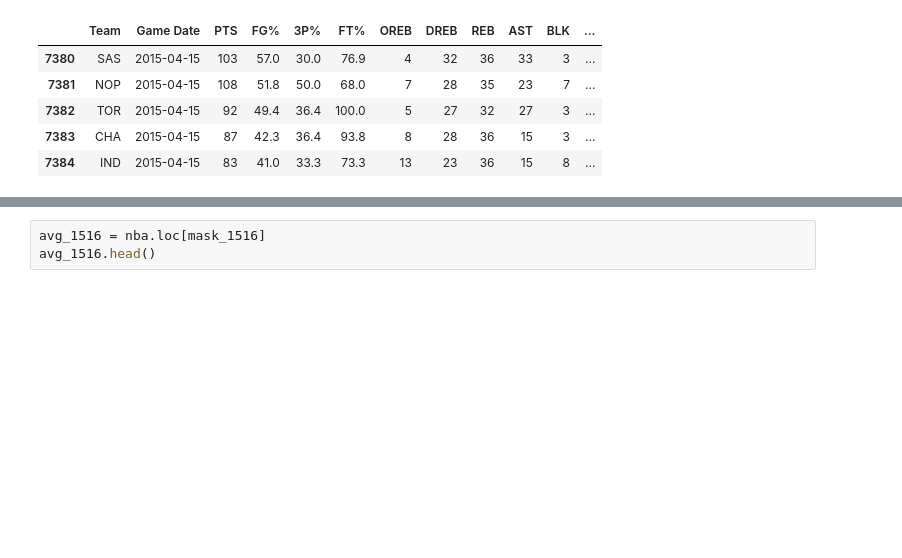
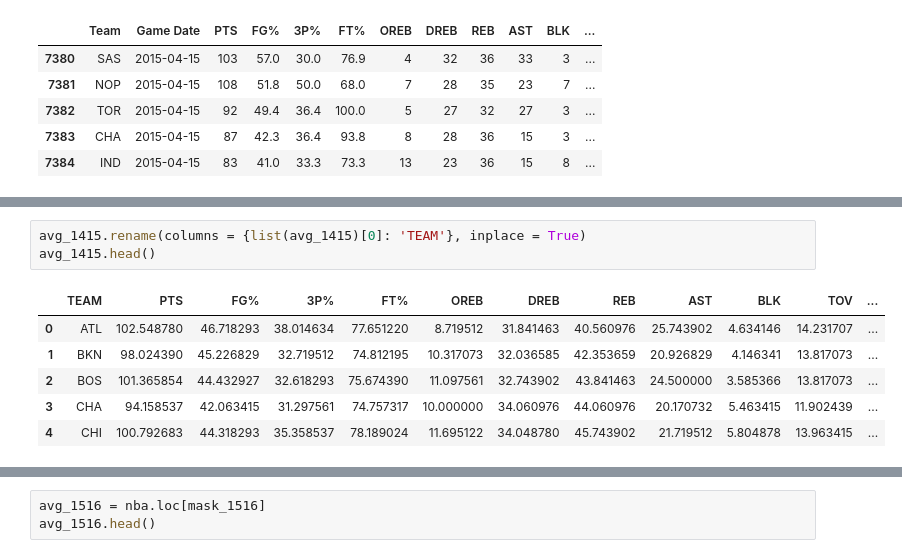
Before and after one commit to rwjenks/Final, a Jupyter notebook: Tim_Files/NBA_Season_Averages.ipynb, the cells around one changed output, grey strips where cells are left out. Cells and saved outputs as stored; diff of their text form; blank space fills up the shorter version.

```diff
--- a/Tim_Files/NBA_Season_Averages.ipynb
+++ b/Tim_Files/NBA_Season_Averages.ipynb
@@ -270,0 +306,10 @@ avg_1415.head()
+# %%
+avg_1415.rename(columns = {list(avg_1415)[0]: 'TEAM'}, inplace = True)
+avg_1415.head()
+# %% [output]
+|  | TEAM | PTS | FG% | 3P% | FT% | OREB | DREB | REB | AST | BLK | TOV | ... |
+| 0 | ATL | 102.548780 | 46.718293 | 38.014634 | 77.651220 | 8.719512 | 31.841463 | 40.560976 | 25.743902 | 4.634146 | 14.231707 | ... |
+| 1 | BKN | 98.024390 | 45.226829 | 32.719512 | 74.812195 | 10.317073 | 32.036585 | 42.353659 | 20.926829 | 4.146341 | 13.817073 | ... |
+| 2 | BOS | 101.365854 | 44.432927 | 32.618293 | 75.674390 | 11.097561 | 32.743902 | 43.841463 | 24.500000 | 3.585366 | 13.817073 | ... |
+| 3 | CHA | 94.158537 | 42.063415 | 31.297561 | 74.757317 | 10.000000 | 34.060976 | 44.060976 | 20.170732 | 5.463415 | 11.902439 | ... |
+| 4 | CHI | 100.792683 | 44.318293 | 35.358537 | 78.189024 | 11.695122 | 34.048780 | 45.743902 | 21.719512 | 5.804878 | 13.963415 | ... |
```
Also changed, not shown: parts of 14 cells of this notebook.
